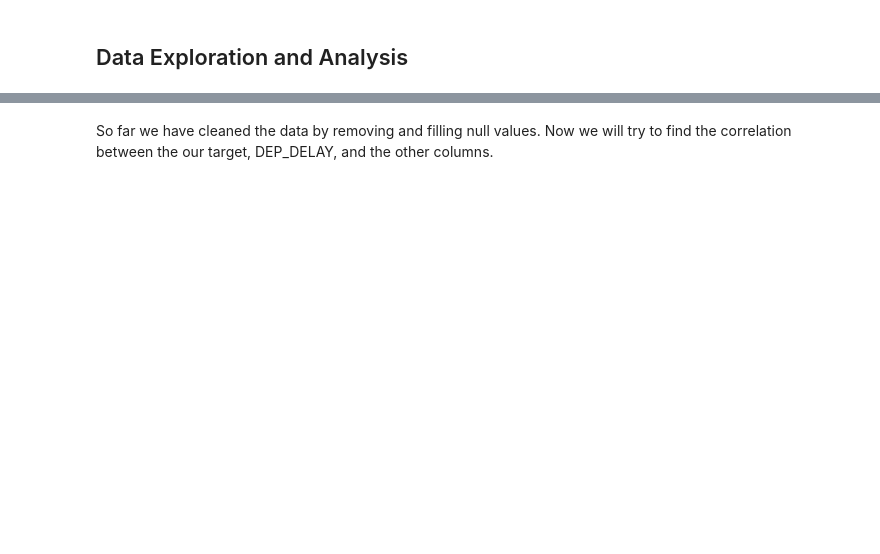
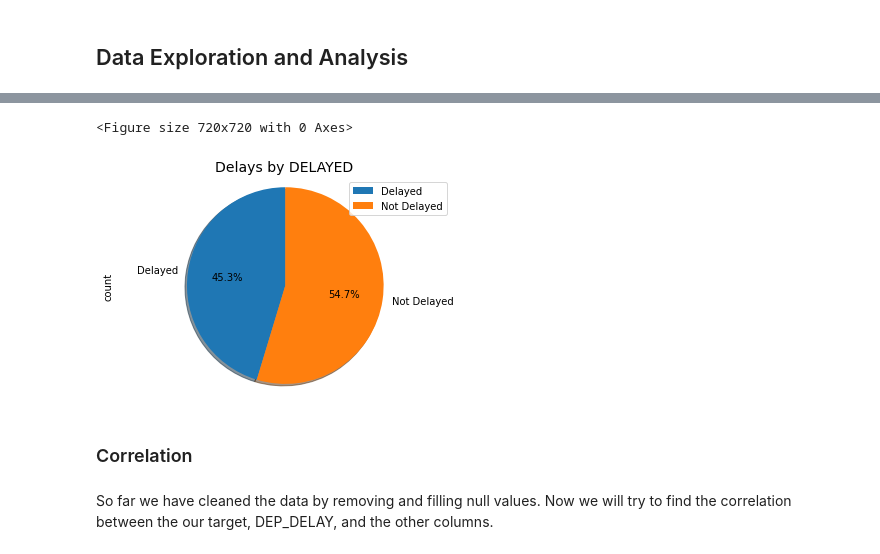
Before and after one commit to YohannesDK/DAT500-FinalProject, a Jupyter notebook: spark/Flight_Delay.ipynb, the cells around one changed output, grey strips where cells are left out. Cells and saved outputs as stored; diff of their text form; code cells hidden in the pictures; blank space fills up the shorter version.

```diff
--- a/spark/Flight_Delay.ipynb
+++ b/spark/Flight_Delay.ipynb
@@ -337,3 +344,18 @@ root
+# %%
+eda_delay_distrubtion = df_final_EDA.groupBy("Delayed").count().toPandas()
+eda_delay_distrubtion["Delayed"] = eda_delay_distrubtion["Delayed"].apply(lambda x: "Delayed" if x == 1 else "Not Delayed")
+# %%
+# pie plot for the number of delayed flights
+plt.figure(figsize=(10, 10))
+eda_delay_distrubtion.plot(kind="pie", y="count", labels=eda_delay_distrubtion["Delayed"], autopct="%1.1f%%", shadow=True, startangle=90)
+plt.axis("equal")
+plt.title('Delays by DELAYED', fontsize=14)
+plt.show()
+# %% [output]
+<Figure size 720x720 with 0 Axes>
+[figure, added]
+# %% [markdown]
+### Correlation
 # %% [markdown]
 So far we have cleaned the data by removing and filling null values.
 Now we will try to find the correlation between the our target, DEP_DELAY, and the other columns.
```
Also changed, not shown: parts of 49 cells of this notebook, 1 other file.
